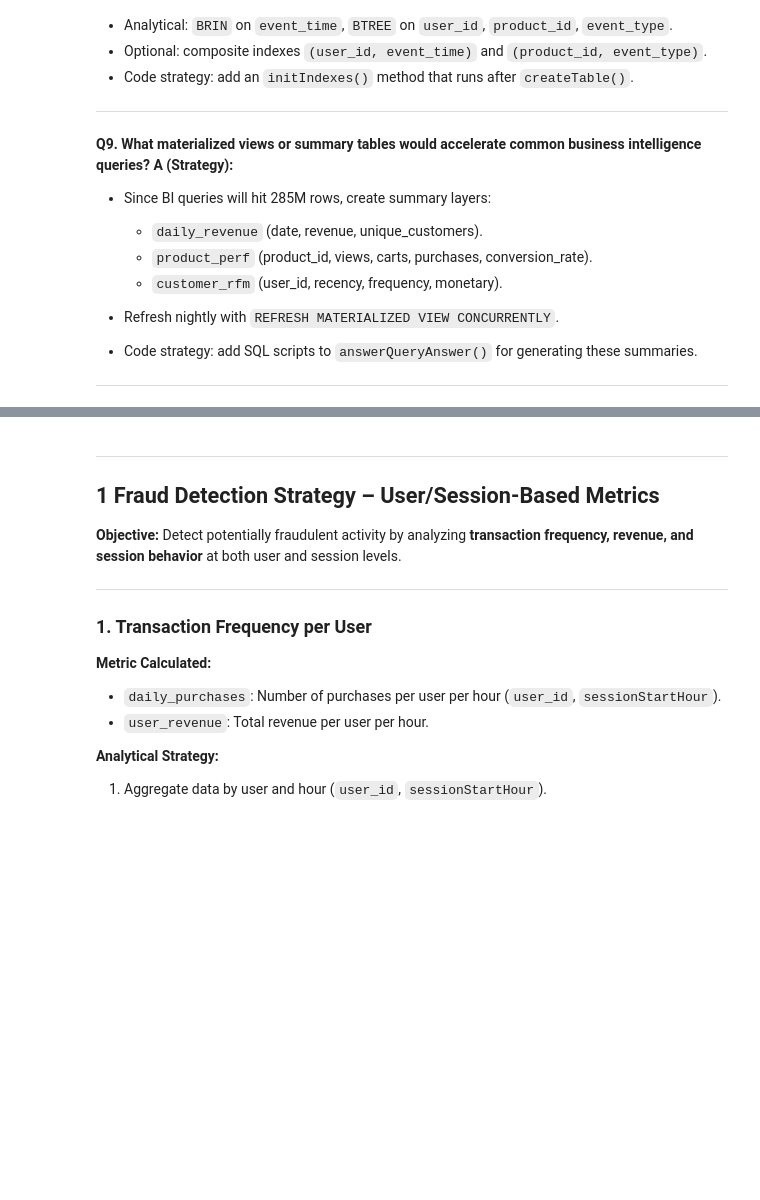
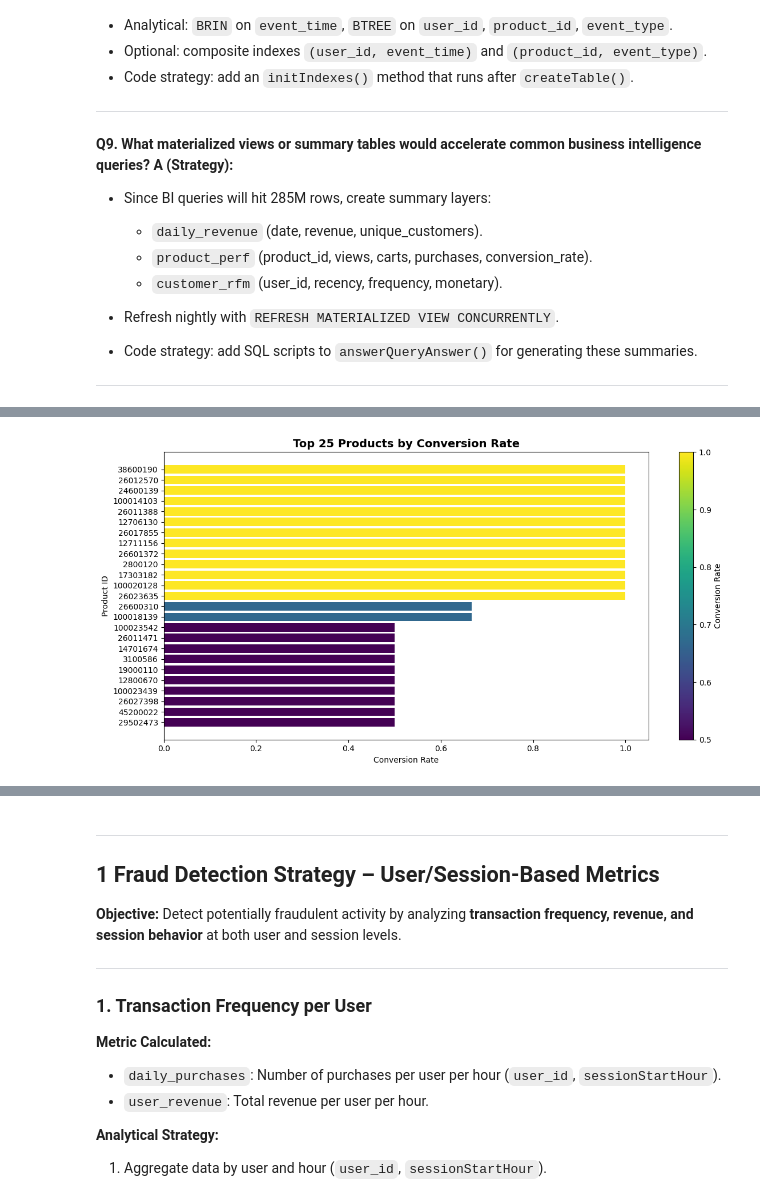
Before and after one commit to Tovix/E-commerceCustomerBehaviorAnalysis, a Jupyter notebook: notebooks/03_sql_analysis.ipynb, the cells around one changed output, grey strips where cells are left out. Cells and saved outputs as stored; diff of their text form; code cells hidden in the pictures; blank space fills up the shorter version.

```diff
--- a/notebooks/03_sql_analysis.ipynb
+++ b/notebooks/03_sql_analysis.ipynb
@@ -799,0 +1458,10 @@ $$
+# %%
+query="""
+SELECT product_id,
+round((COUNT(event_type) FILTER (WHERE event_type = 'purchase')* 1.0/
+NULLIF(COUNT(event_type) FILTER (WHERE event_type = 'view'), 0)), 5) as conversion_rate
+FROM ecommerce_events
+group by product_id
+"""
+resultDf = dataSqlIntegration.answerQueryAnswer(connection=connection, queryString=query)
+print(resultDf)
@@ -799,0 +1489,5 @@ $$
+# %%
+viz = QueryVisualizer(resultDf)
+viz.plotProductConversionRate(topN=25)
+# %% [output]
+[figure, added]
```
Also changed, not shown: parts of 68 cells of this notebook.
